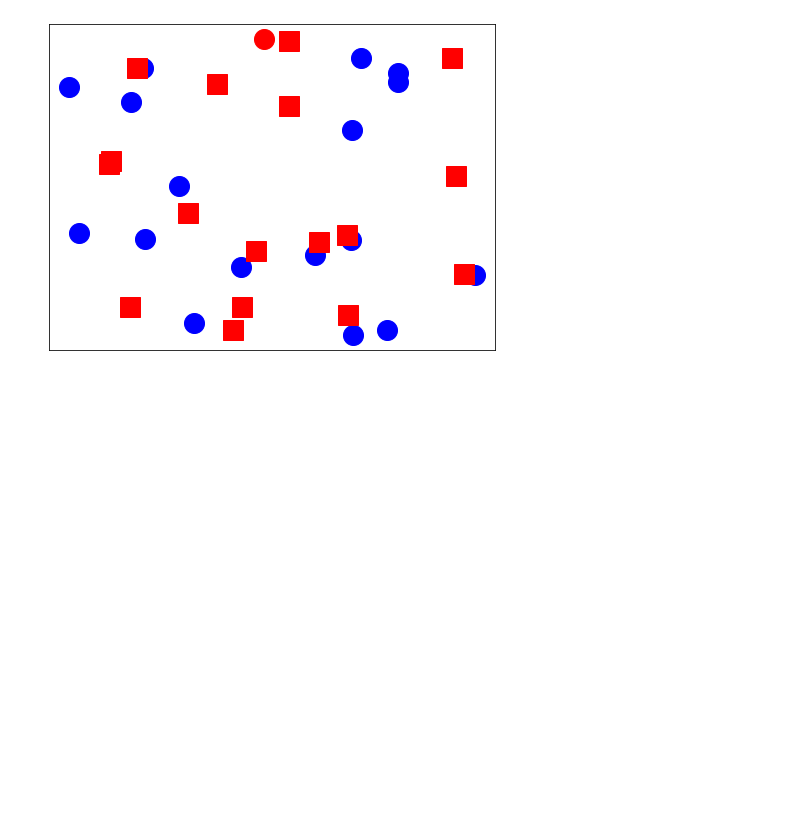
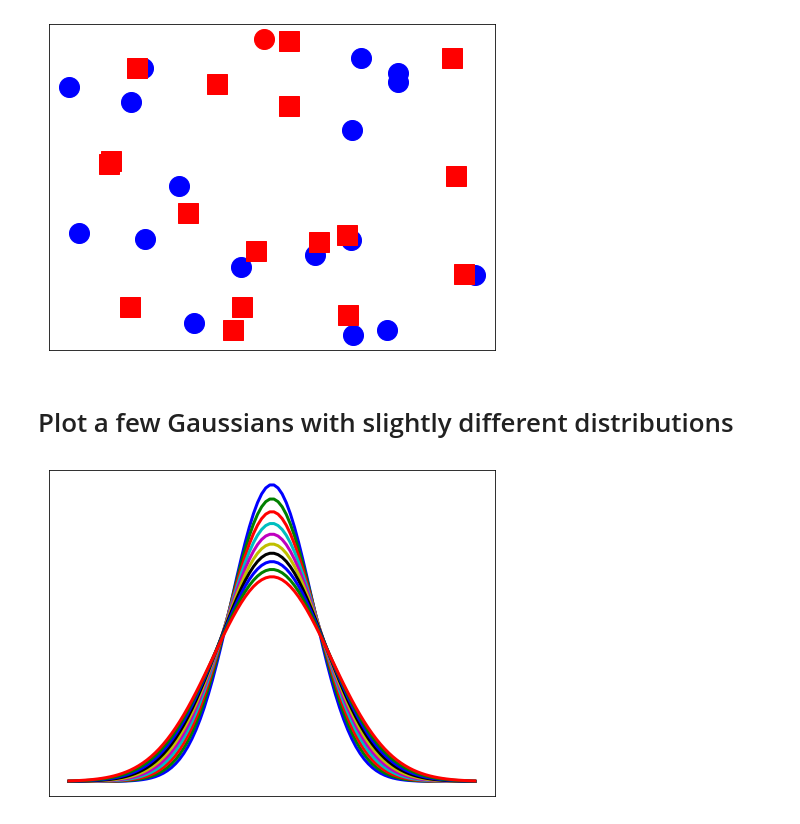
Before and after one commit to joshfuchs/DataScience_projects, a Jupyter notebook: figure_examples.ipynb, the cells around one changed output. Cells and saved outputs as stored; diff of their text form; code cells hidden in the pictures; blank space fills up the shorter version.

```diff
--- a/figure_examples.ipynb
+++ b/figure_examples.ipynb
@@ -211,3 +211,41 @@ ax.axes.xaxis.set_visible(False)
 ax.axes.yaxis.set_visible(False)
 # %% [output]
 [figure]
+# %% [markdown]
+# Plot a few Gaussians with slightly different distributions
+# %%
+def gaussian(values,mu, sigma):
+    prob = 1. / (sigma * np.sqrt(2. * np.pi)) * np.exp(-0.5 * ((values - mu)/sigma)**2.)
+    return prob
+# %%
+
+
+values = np.linspace(-10,10,num=100)
+
+gaussian1 = gaussian(values,0,2)
+gaussian2 = gaussian(values,0,2.1)
+gaussian3 = gaussian(values,0,2.2)
+gaussian4 = gaussian(values,0,2.3)
+gaussian5 = gaussian(values,0,2.4)
+gaussian6 = gaussian(values,0,2.5)
+gaussian7 = gaussian(values,0,2.6)
+gaussian8 = gaussian(values,0,2.7)
+gaussian9 = gaussian(values,0,2.8)
+gaussian10 = gaussian(values,0,2.9)
+# %%
+plt.figure(figsize=(8,6))
+plt.plot(values,gaussian1,'b',linewidth=3)
+plt.plot(values,gaussian2,'g',linewidth=3)
+plt.plot(values,gaussian3,'r',linewidth=3)
+plt.plot(values,gaussian4,'c',linewidth=3)
+plt.plot(values,gaussian5,'m',linewidth=3)
+plt.plot(values,gaussian6,'y',linewidth=3)
+plt.plot(values,gaussian7,'k',linewidth=3)
+plt.plot(values,gaussian8,'b',linewidth=3)
+plt.plot(values,gaussian9,'g',linewidth=3)
+plt.plot(values,gaussian10,'r',linewidth=3)
+ax = plt.gca()
+ax.axes.xaxis.set_visible(False)
+ax.axes.yaxis.set_visible(False)
+# %% [output]
+[figure, added]
```
Also changed, not shown: parts of 3 cells of this notebook.
